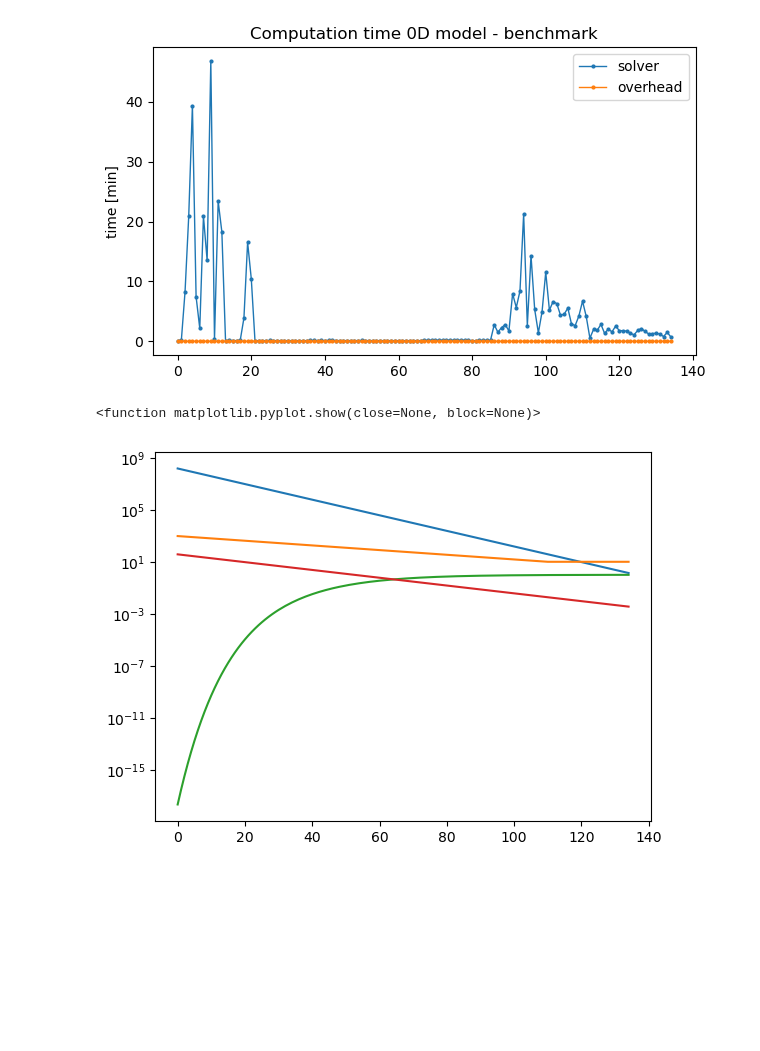
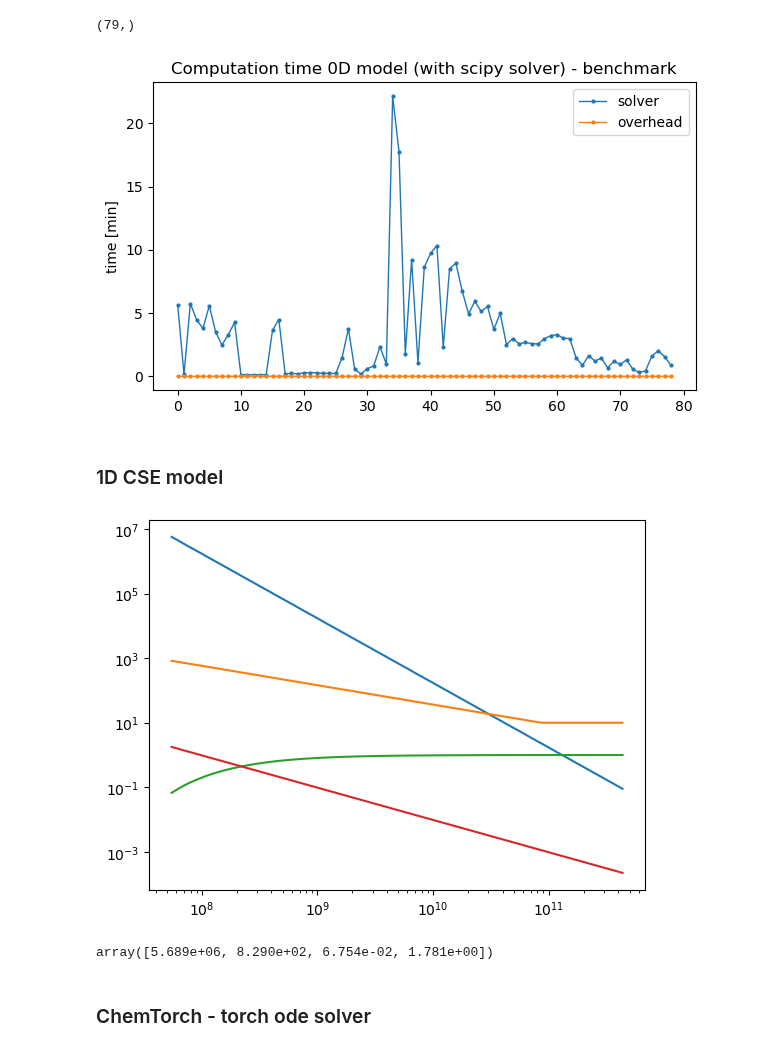
Before and after one commit to silkemaes/ChemPy, a Jupyter notebook: benchmark/get_benchmark.ipynb, the cells around one changed output. Drawn from its saved outputs; the diff is of its cells as text; code cells hidden in the pictures; blank space fills up the shorter version.

```diff
--- a/benchmark/get_benchmark.ipynb
+++ b/benchmark/get_benchmark.ipynb
@@ -22,6 +17,15 @@ abs_CSEmodel = modclass.read_data_1Dmodel(outloc+outdir+mod+'/csfrac_smooth.out'
 # %%
 outpath = '/STER/silkem/ChemTorch/out/'
-dirname = 'bm_2'
+## scipy implementation
+dirname = 'bm_C_Mdot1e-8_v2-5'
+
+## load 0D model dirs
 dirs = listdir(outpath+dirname+'/')
 dirs.remove('meta.json')
 dirs = natsorted(dirs)
+
+## load meta file
+with open(outpath+dirname+'/meta.json', 'r') as f:
+    meta=f.read()
+
+meta = json.loads(meta)
@@ -42,9 +55,13 @@ for i in range(len(dirs)):
 
 abs = np.array(abs)
 p = np.array(p)
-st = np.array(dt)
+dt = np.array(dt)
 solver_time = np.array(solver_time)
 overhead = np.array(overhead)
+# %%
+dt.shape
+# %% [output]
+(79,)
 # %%
 fig, ax1 = plt.subplots(figsize = (7,4))
 ax1.set_title('Computation time 0D model (with scipy solver) - benchmark')
@@ -57,4 +74,6 @@ ax1.set_ylabel('time [min]')
 plt.legend()
 plt.show()
 # %% [output]
-[figure, old version]
+[figure, new version]
+# %% [markdown]
+### 1D CSE model
@@ -61,11 +82,14 @@ plt.show()
 # %%
 p = np.array(p)
 
-plt.plot(p)
+plt.loglog(dt,p)
 
-plt.yscale('log')
-
-plt.show
+plt.show()
 # %% [output]
-<function matplotlib.pyplot.show(close=None, block=None)>
-[figure, old version]
+[figure, new version]
+# %%
+p[0]
+# %% [output]
+array([5.689e+06, 8.290e+02, 6.754e-02, 1.781e+00])
+# %% [markdown]
+### ChemTorch - torch ode solver
```
Also changed, not shown: parts of 13 cells of this notebook, 4 other files.
